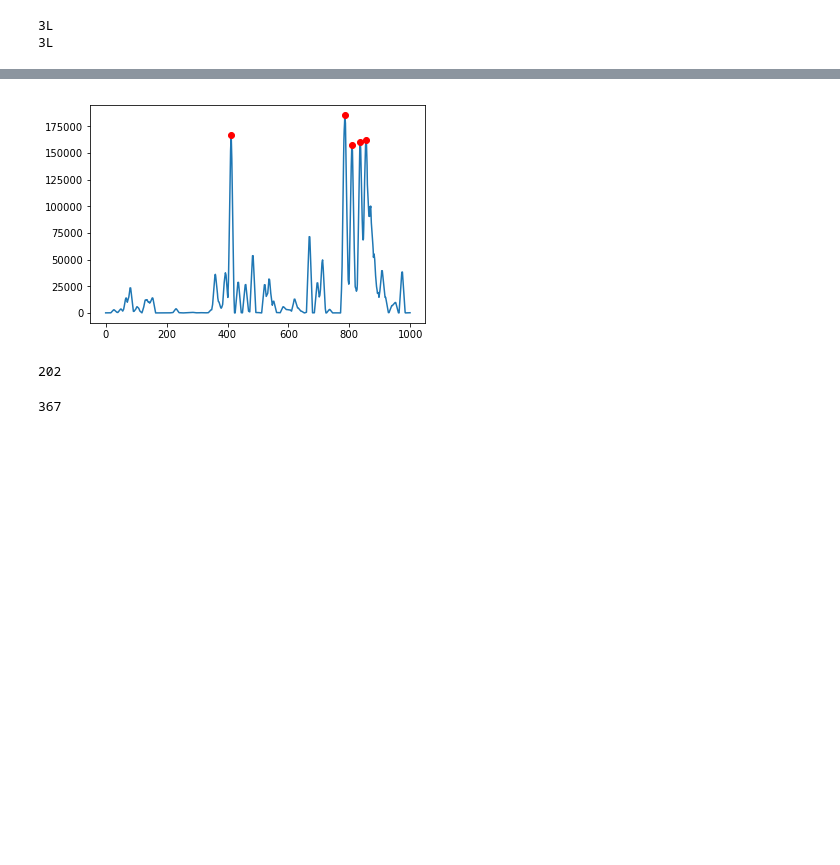
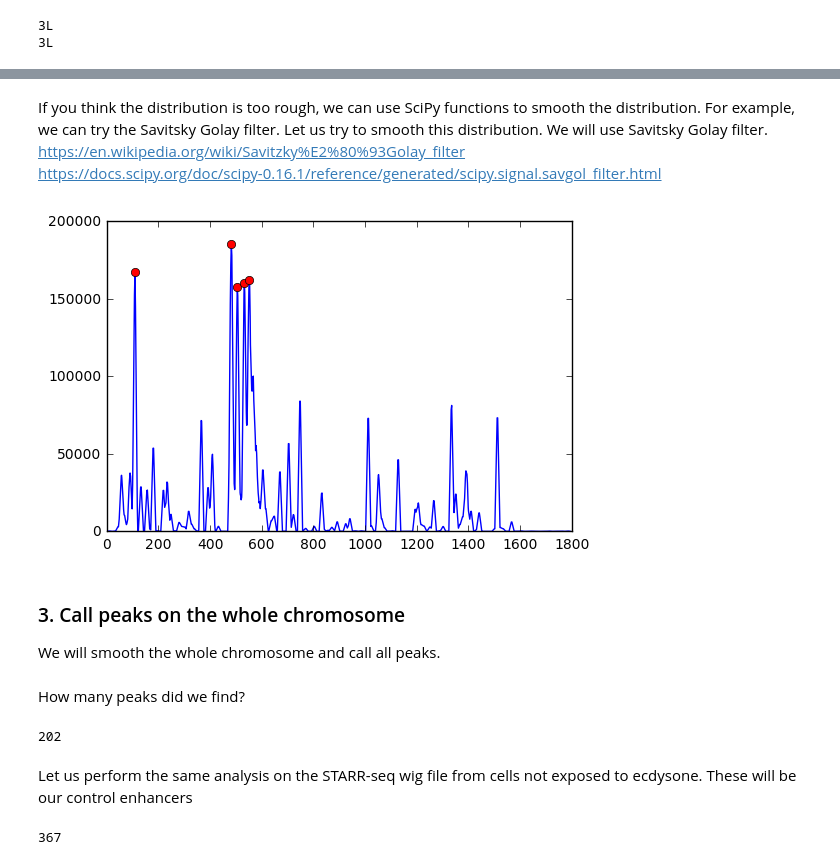
Before and after one commit to srinivasramachandran/Anschutz_python, a Jupyter notebook: Module_7_STARRseq.ipynb, the cells around one changed output, grey strips where cells are left out. Saved outputs shown, nothing was run; the diff lists cells and outputs as text; code cells hidden in the pictures; blank space fills up the shorter version.

```diff
--- a/Module_7_STARRseq.ipynb
+++ b/Module_7_STARRseq.ipynb
@@ -76,7 +81,7 @@ wo_ecd = readwig('3L.wo_ecd.wig')
 # %%
 import numpy as np
 subset_w_ecd = []
-for i in range(17950953-30000,17950953+30000):
+for i in range(17950953,18064696):
     if i in w_ecd['3L']:
         subset_w_ecd.append(w_ecd['3L'][i])
 ns_w_ecd = np.array(subset_w_ecd)
@@ -120,17 +139,21 @@ plt.show()
+# %% [markdown]
+If you think the distribution is too rough, we can use SciPy functions to smooth the distribution. For example, we can try the Savitsky Golay filter. Let us try to smooth this distribution. We will use Savitsky Golay filter.
+<br>
+https://en.wikipedia.org/wiki/Savitzky%E2%80%93Golay_filter
+<br>
+https://docs.scipy.org/doc/scipy-0.16.1/reference/generated/scipy.signal.savgol_filter.html
 # %%
-#Too rough so many local maxima. Let us try to smooth this distribution. We will use Savitsky Golay filter.
-# https://en.wikipedia.org/wiki/Savitzky%E2%80%93Golay_filter
-# https://docs.scipy.org/doc/scipy-0.16.1/reference/generated/scipy.signal.savgol_filter.html
 from scipy.signal import savgol_filter
 smooth_ar = savgol_filter(ns_w_ecd,9,1)
-#peaks, _ = find_peaks(smooth_ar, height=3*smooth_ar.std()+smooth_ar.mean(), distance=10)
-peaks, _ = find_peaks(smooth_ar)
-#plt.plot(ns_w_ecd)
+peaks, _ = find_peaks(smooth_ar, height=4*smooth_ar.std()+smooth_ar.mean(), distance=10)
 plt.plot(smooth_ar,)
 plt.plot(indices[peaks],smooth_ar[peaks], "ro")
 plt.show()
 # %% [output]
-[figure, old version]
+[figure, new version]
+# %% [markdown]
+### 3. Call peaks on the whole chromosome
+We will smooth the whole chromosome and call all peaks.
 # %%
 #let us apply this to the whole chromosome
 
@@ -145,9 +168,14 @@ chrom_array = np.array(temp_list)
 
 smooth_ar = savgol_filter(chrom_array,9,1)
 peaks_ecd, _ = find_peaks(smooth_ar, height=4*smooth_ar.std()+smooth_ar.mean(), distance=10)
-len(peaks_ecd)
-# %% [output]
-202
+# %% [markdown]
+How many peaks did we find?
+# %%
+len(peaks_ecd)
+# %% [output]
+202
+# %% [markdown]
+Let us perform the same analysis on the STARR-seq wig file from cells not exposed to ecdysone. These will be our control enhancers
 # %%
 #Now for the non ecdysone treated sample
 
```
Also changed, not shown: parts of 23 cells of this notebook, 6 other files.
